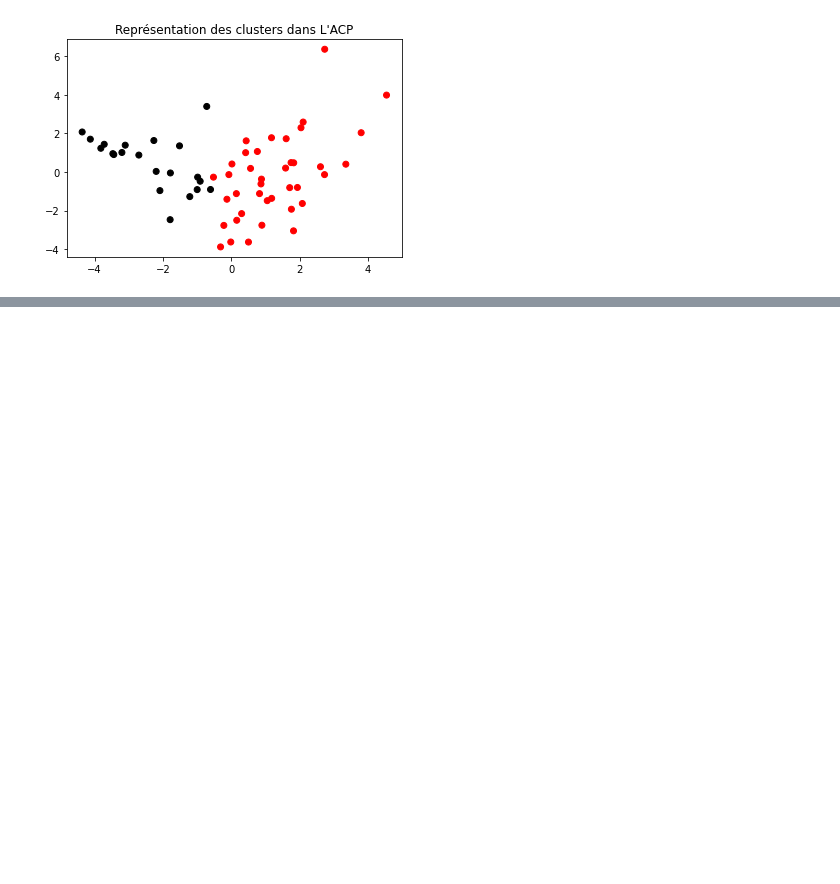
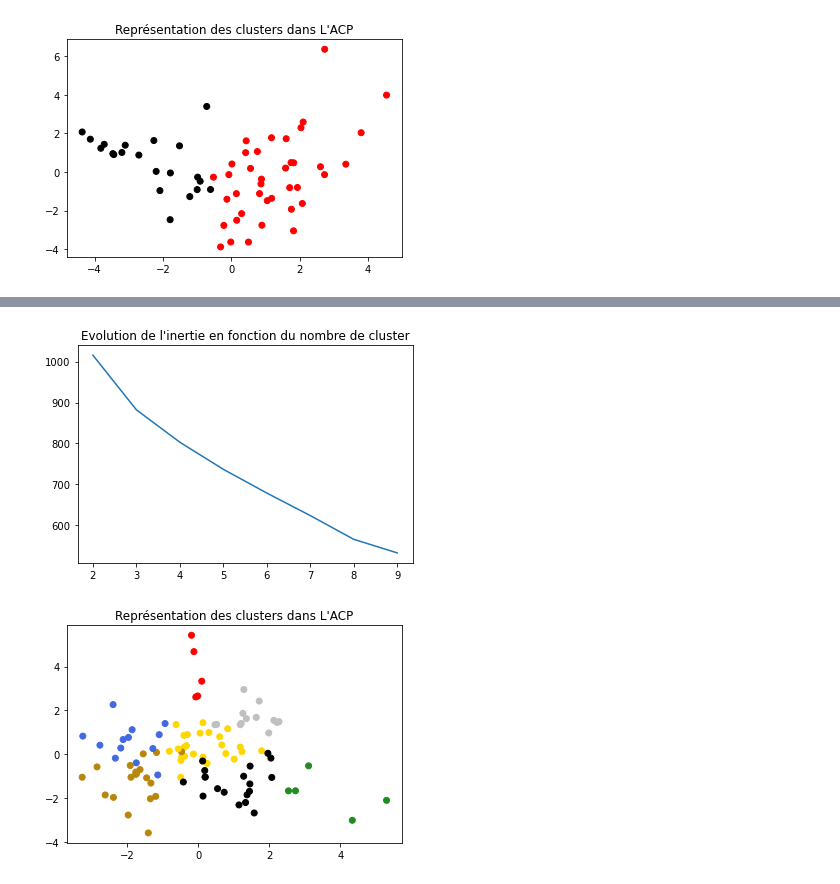
Before and after one commit to Adrien-Mcode/Python-data-science-Lecalve-Majka, a Jupyter notebook: k_means.ipynb, the cells around one changed output, grey strips where cells are left out. Cells and saved outputs as stored; diff of their text form; code cells hidden in the pictures; blank space fills up the shorter version.

```diff
--- a/k_means.ipynb
+++ b/k_means.ipynb
@@ -258,0 +290,5 @@ A,dic,axis=get_cluster_ACP(2,test)
+# %%
+A,dic,axis=get_cluster_ACP(7,data_2,graph_k_means=True,seed=402)
+# %% [output]
+[figure, added]
+[figure, added]
```
Also changed, not shown: parts of 18 cells of this notebook.
